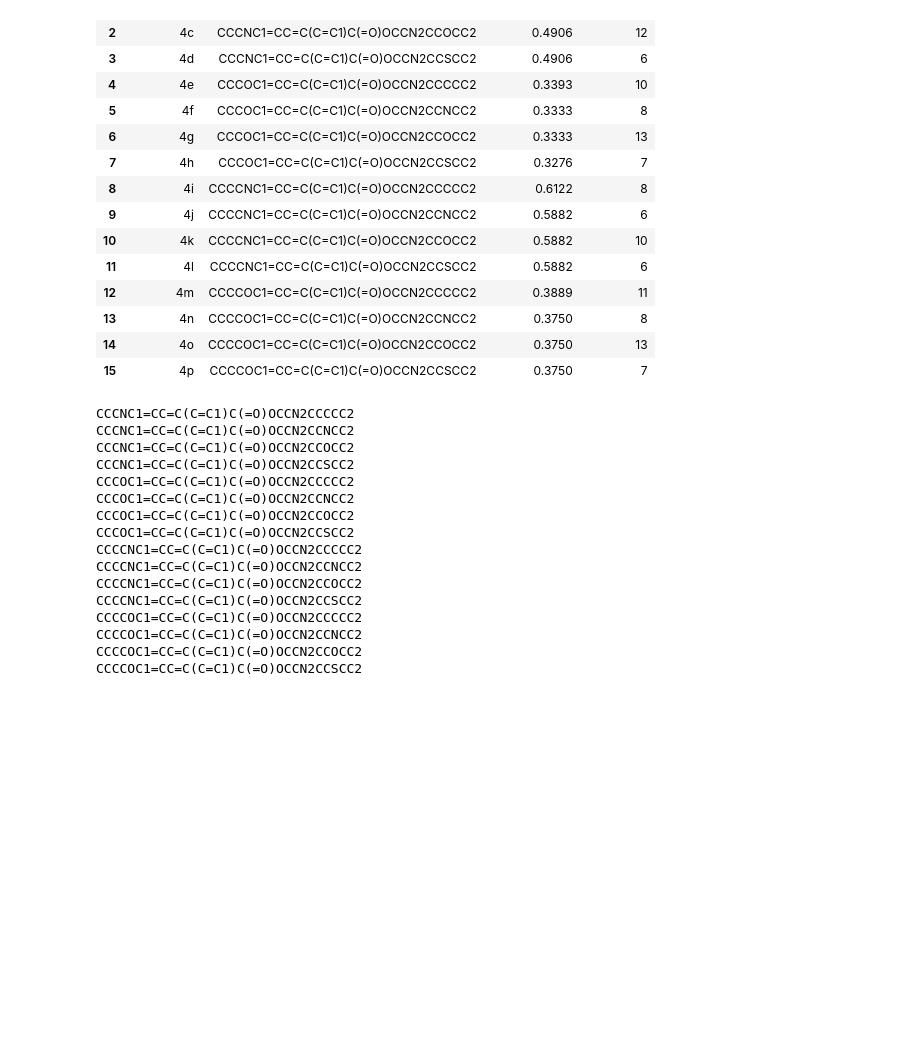
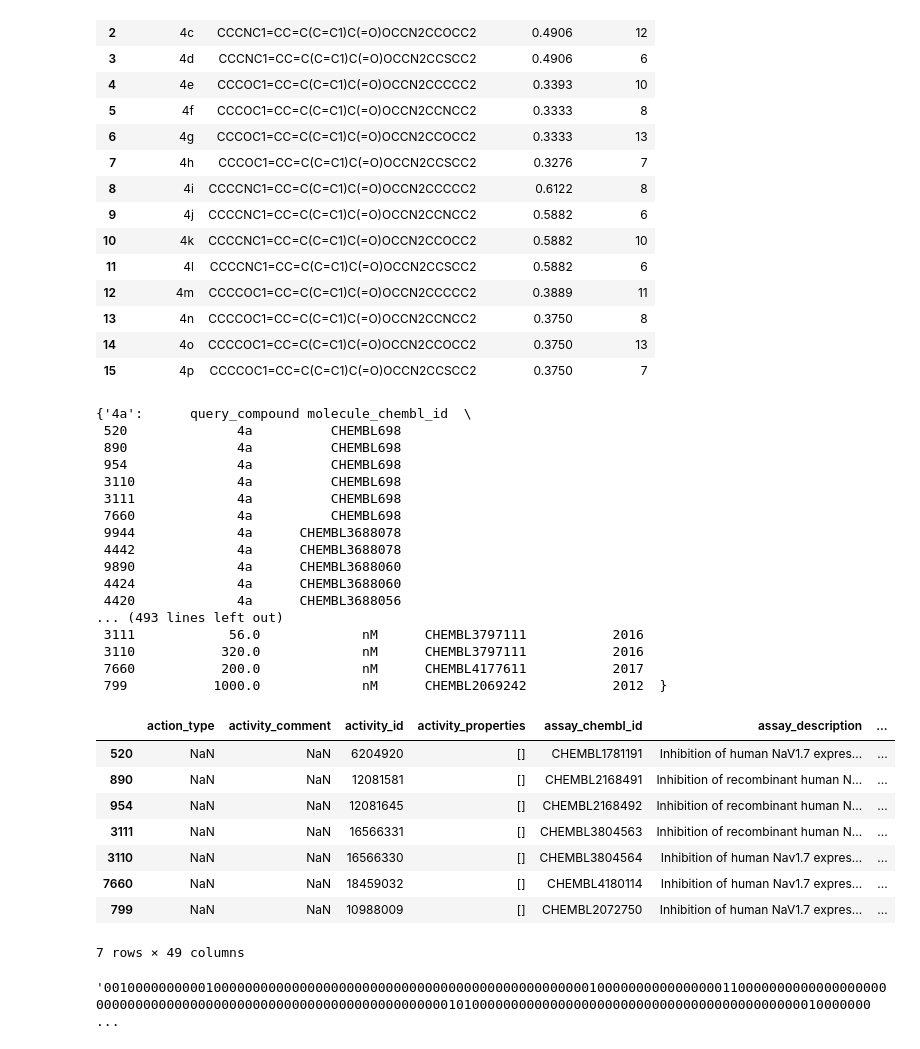
Before and after one commit to larry-xiping/LA-SAR-Validation, a Jupyter notebook: 01.ipynb, the cells around one changed output. Drawn from its saved outputs; the diff is of its cells as text; code cells hidden in the pictures; blank space fills up the shorter version.

```diff
--- a/01.ipynb
+++ b/01.ipynb
@@ -564,23 +564,39 @@ Pre-computing database fingerprints...
 | 14 | 4o | CCCCOC1=CC=C(C=C1)C(=O)OCCN2CCOCC2 | 0.3750 | 13 |
 | 15 | 4p | CCCCOC1=CC=C(C=C1)C(=O)OCCN2CCSCC2 | 0.3750 | 7 |
 # %%
-compounds
-for value in compounds.values():
-  print(value)
+all_matches
 # %% [output]
-CCCNC1=CC=C(C=C1)C(=O)OCCN2CCCCC2
-CCCNC1=CC=C(C=C1)C(=O)OCCN2CCNCC2
-CCCNC1=CC=C(C=C1)C(=O)OCCN2CCOCC2
-CCCNC1=CC=C(C=C1)C(=O)OCCN2CCSCC2
-CCCOC1=CC=C(C=C1)C(=O)OCCN2CCCCC2
-CCCOC1=CC=C(C=C1)C(=O)OCCN2CCNCC2
-CCCOC1=CC=C(C=C1)C(=O)OCCN2CCOCC2
-CCCOC1=CC=C(C=C1)C(=O)OCCN2CCSCC2
-CCCCNC1=CC=C(C=C1)C(=O)OCCN2CCCCC2
-CCCCNC1=CC=C(C=C1)C(=O)OCCN2CCNCC2
-CCCCNC1=CC=C(C=C1)C(=O)OCCN2CCOCC2
-CCCCNC1=CC=C(C=C1)C(=O)OCCN2CCSCC2
-CCCCOC1=CC=C(C=C1)C(=O)OCCN2CCCCC2
-CCCCOC1=CC=C(C=C1)C(=O)OCCN2CCNCC2
-CCCCOC1=CC=C(C=C1)C(=O)OCCN2CCOCC2
-CCCCOC1=CC=C(C=C1)C(=O)OCCN2CCSCC2
+{'4a':      query_compound molecule_chembl_id  \
+ 520              4a          CHEMBL698
+ 890              4a          CHEMBL698
+ 954              4a          CHEMBL698
+ 3110             4a          CHEMBL698
+ 3111             4a          CHEMBL698
+ 7660             4a          CHEMBL698
+ 9944             4a      CHEMBL3688078
+ 4442             4a      CHEMBL3688078
+ 9890             4a      CHEMBL3688060
+ 4424             4a      CHEMBL3688060
+ 4420             4a      CHEMBL3688056
+... (493 lines left out)
+ 3111            56.0             nM      CHEMBL3797111           2016
+ 3110           320.0             nM      CHEMBL3797111           2016
+ 7660           200.0             nM      CHEMBL4177611           2017
+ 799           1000.0             nM      CHEMBL2069242           2012  }
+# %%
+
+hits
+# %% [output]
+|  | action_type | activity_comment | activity_id | activity_properties | assay_chembl_id | assay_description | ... |
+| 520 | NaN | NaN | 6204920 | [] | CHEMBL1781191 | Inhibition of human NaV1.7 expres... | ... |
+| 890 | NaN | NaN | 12081581 | [] | CHEMBL2168491 | Inhibition of recombinant human N... | ... |
+| 954 | NaN | NaN | 12081645 | [] | CHEMBL2168492 | Inhibition of recombinant human N... | ... |
+| 3111 | NaN | NaN | 16566331 | [] | CHEMBL3804563 | Inhibition of recombinant human N... | ... |
+| 3110 | NaN | NaN | 16566330 | [] | CHEMBL3804564 | Inhibition of human Nav1.7 expres... | ... |
+| 7660 | NaN | NaN | 18459032 | [] | CHEMBL4180114 | Inhibition of human Nav1.7 expres... | ... |
+| 799 | NaN | NaN | 10988009 | [] | CHEMBL2072750 | Inhibition of human NaV1.7 expres... | ... |
+7 rows × 49 columns
+# %%
+compound_fps['4a'].ToBitString()
+# %% [output]
+'0010000000000100000000000000000000000000000000000000000000000010000000000000000110000000000000000000000000000000000000000000000000000000000000000101000000000000000000000000000000000000000000010000000 ...
```
